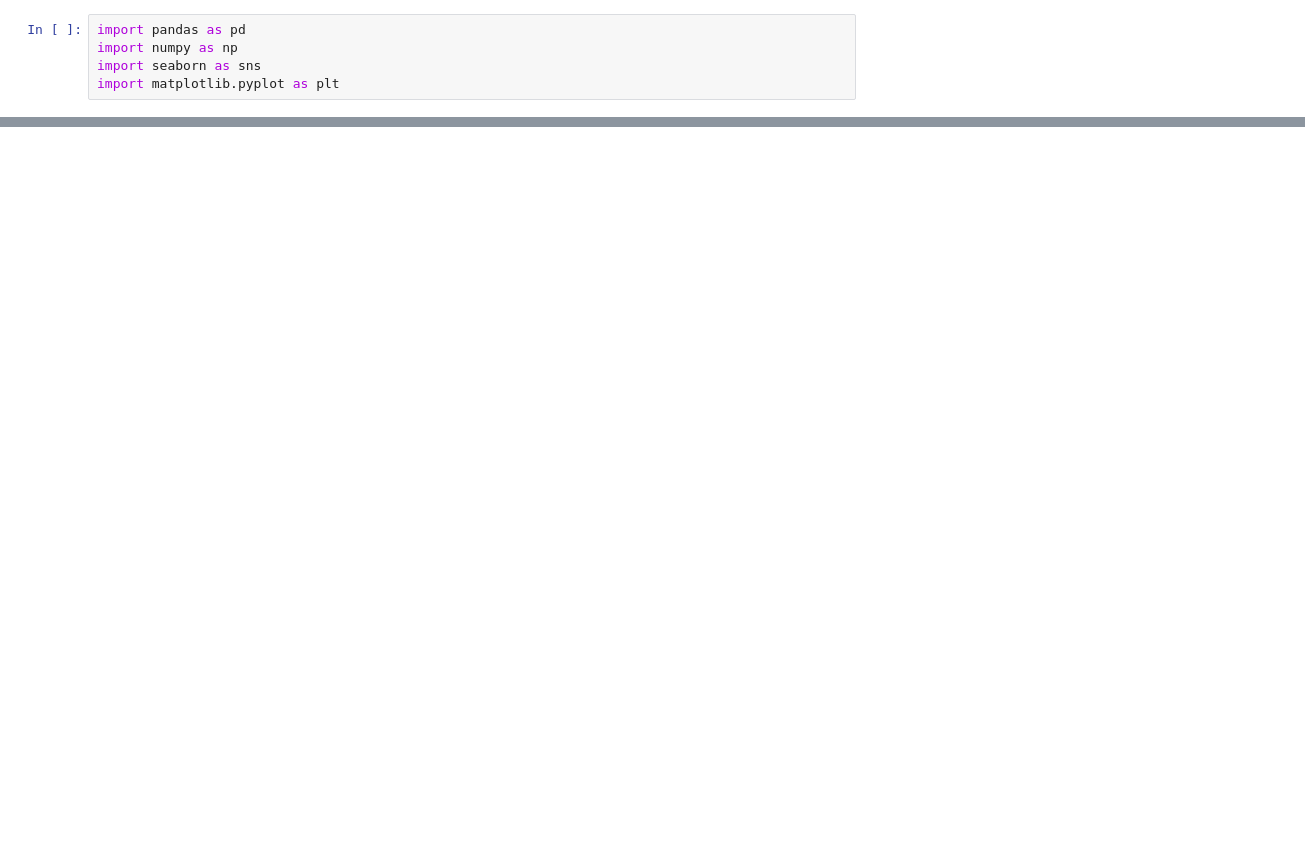
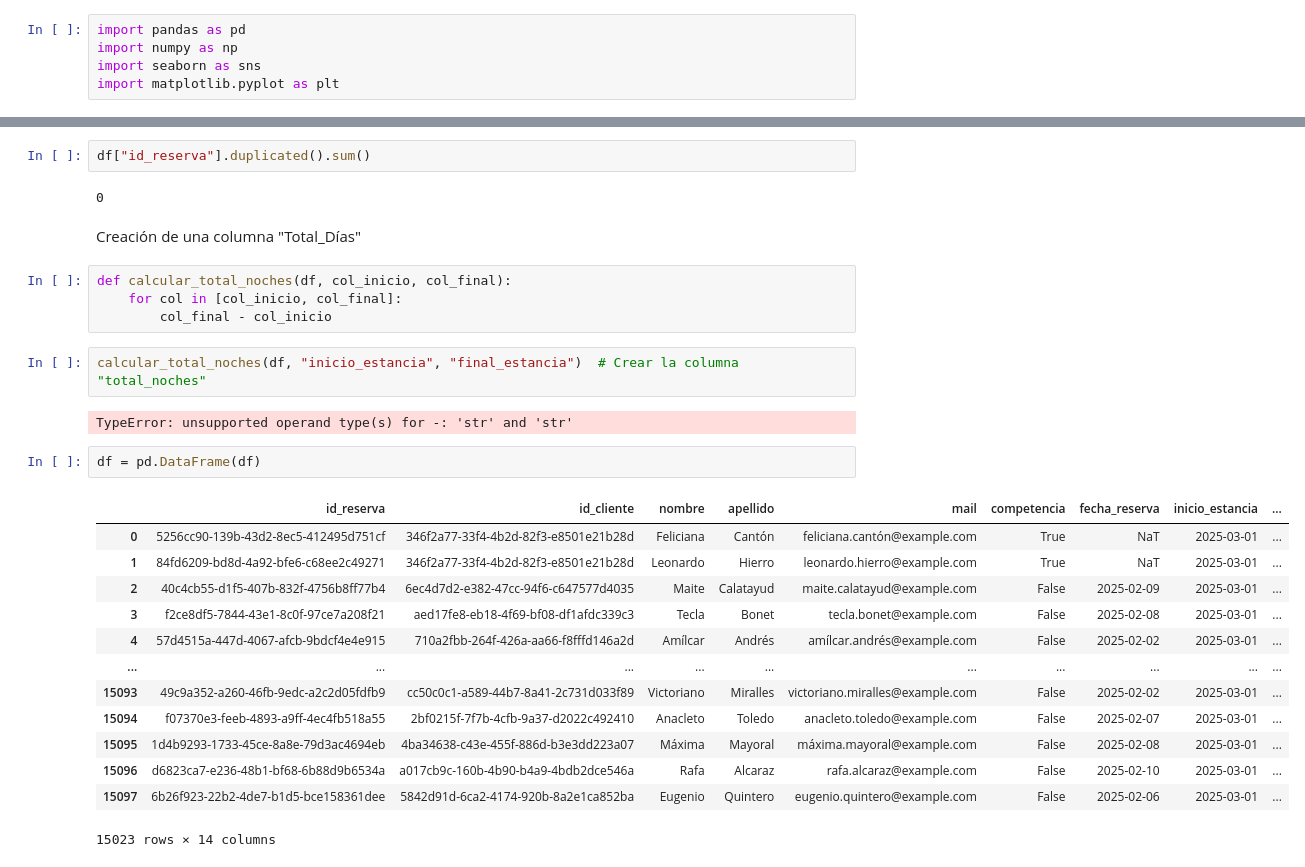
Before and after one commit to marta-ba/ETL_IBIShotels, a Jupyter notebook: jupyters/eda.ipynb, the cells around one changed output, grey strips where cells are left out. Drawn from its saved outputs; the diff is of its cells as text; blank space fills up the shorter version.

```diff
--- a/jupyters/eda.ipynb
+++ b/jupyters/eda.ipynb
@@ -48,0 +225,30 @@ memory usage: 1.5+ MB
+# %%
+df["id_reserva"].duplicated().sum()
+# %% [output]
+0
+# %% [markdown]
+Creación de una columna "Total_Días"
+# %%
+def calcular_total_noches(df, col_inicio, col_final):
+    for col in [col_inicio, col_final]:
+        col_final - col_inicio
+# %%
+calcular_total_noches(df, "inicio_estancia", "final_estancia")  # Crear la columna "total_noches"
+# %% [output]
+TypeError: unsupported operand type(s) for -: 'str' and 'str'
+# %%
+df = pd.DataFrame(df)
+# %% [output]
+|  | id_reserva | id_cliente | nombre | apellido | mail | competencia | fecha_reserva | inicio_estancia | ... |
+| 0 | 5256cc90-139b-43d2-8ec5-412495d751cf | 346f2a77-33f4-4b2d-82f3-e8501e21b28d | Feliciana | Cantón | feliciana.cantón@example.com | True | NaT | 2025-03-01 | ... |
+| 1 | 84fd6209-bd8d-4a92-bfe6-c68ee2c49271 | 346f2a77-33f4-4b2d-82f3-e8501e21b28d | Leonardo | Hierro | leonardo.hierro@example.com | True | NaT | 2025-03-01 | ... |
+| 2 | 40c4cb55-d1f5-407b-832f-4756b8ff77b4 | 6ec4d7d2-e382-47cc-94f6-c647577d4035 | Maite | Calatayud | maite.calatayud@example.com | False | 2025-02-09 | 2025-03-01 | ... |
+| 3 | f2ce8df5-7844-43e1-8c0f-97ce7a208f21 | aed17fe8-eb18-4f69-bf08-df1afdc339c3 | Tecla | Bonet | tecla.bonet@example.com | False | 2025-02-08 | 2025-03-01 | ... |
+| 4 | 57d4515a-447d-4067-afcb-9bdcf4e4e915 | 710a2fbb-264f-426a-aa66-f8fffd146a2d | Amílcar | Andrés | amílcar.andrés@example.com | False | 2025-02-02 | 2025-03-01 | ... |
+| ... | ... | ... | ... | ... | ... | ... | ... | ... | ... |
+| 15093 | 49c9a352-a260-46fb-9edc-a2c2d05fdfb9 | cc50c0c1-a589-44b7-8a41-2c731d033f89 | Victoriano | Miralles | victoriano.miralles@example.com | False | 2025-02-02 | 2025-03-01 | ... |
+| 15094 | f07370e3-feeb-4893-a9ff-4ec4fb518a55 | 2bf0215f-7f7b-4cfb-9a37-d2022c492410 | Anacleto | Toledo | anacleto.toledo@example.com | False | 2025-02-07 | 2025-03-01 | ... |
+| 15095 | 1d4b9293-1733-45ce-8a8e-79d3ac4694eb | 4ba34638-c43e-455f-886d-b3e3dd223a07 | Máxima | Mayoral | máxima.mayoral@example.com | False | 2025-02-08 | 2025-03-01 | ... |
+| 15096 | d6823ca7-e236-48b1-bf68-6b88d9b6534a | a017cb9c-160b-4b90-b4a9-4bdb2dce546a | Rafa | Alcaraz | rafa.alcaraz@example.com | False | 2025-02-10 | 2025-03-01 | ... |
+| 15097 | 6b26f923-22b2-4de7-b1d5-bce158361dee | 5842d91d-6ca2-4174-920b-8a2e1ca852ba | Eugenio | Quintero | eugenio.quintero@example.com | False | 2025-02-06 | 2025-03-01 | ... |
+15023 rows × 14 columns
```
Also changed, not shown: parts of 23 cells of this notebook, 1 other file.
